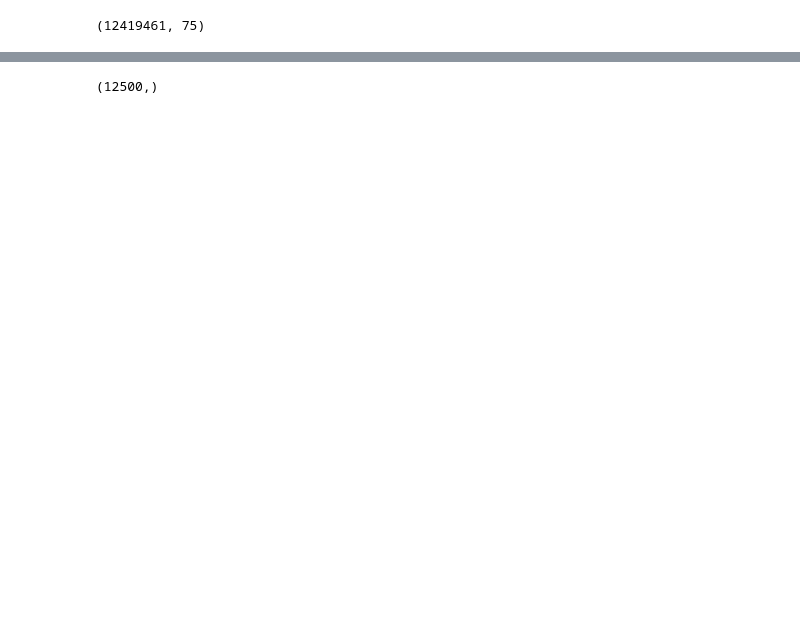
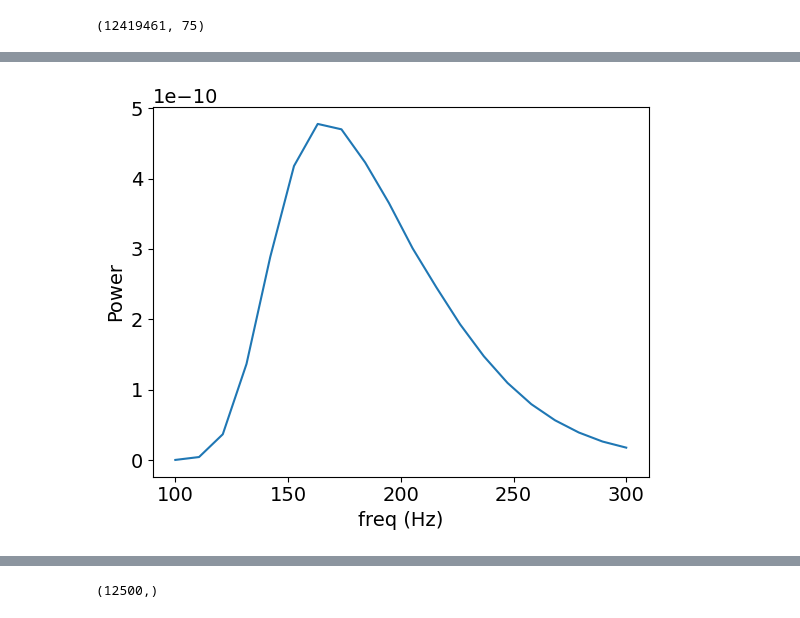
Before and after one commit to carmengasco/LFP_extraction, a Jupyter notebook: LFP_extraction.ipynb, the cells around one changed output, grey strips where cells are left out. Cells and saved outputs as stored; diff of their text form; code cells hidden in the pictures; blank space fills up the shorter version.

```diff
--- a/LFP_extraction.ipynb
+++ b/LFP_extraction.ipynb
@@ -762,0 +824,8 @@ data = lfp[7500000:7500000 + add,39]
+# %%
+power_avg = np.mean(np.abs(cfs)**2, axis=1)
+plt.plot(frequencies,power_avg)
+plt.xlabel('freq (Hz)')
+plt.ylabel('Power')
+plt.show()
+# %% [output]
+[figure, added]
```
Also changed, not shown: parts of 26 cells of this notebook.
